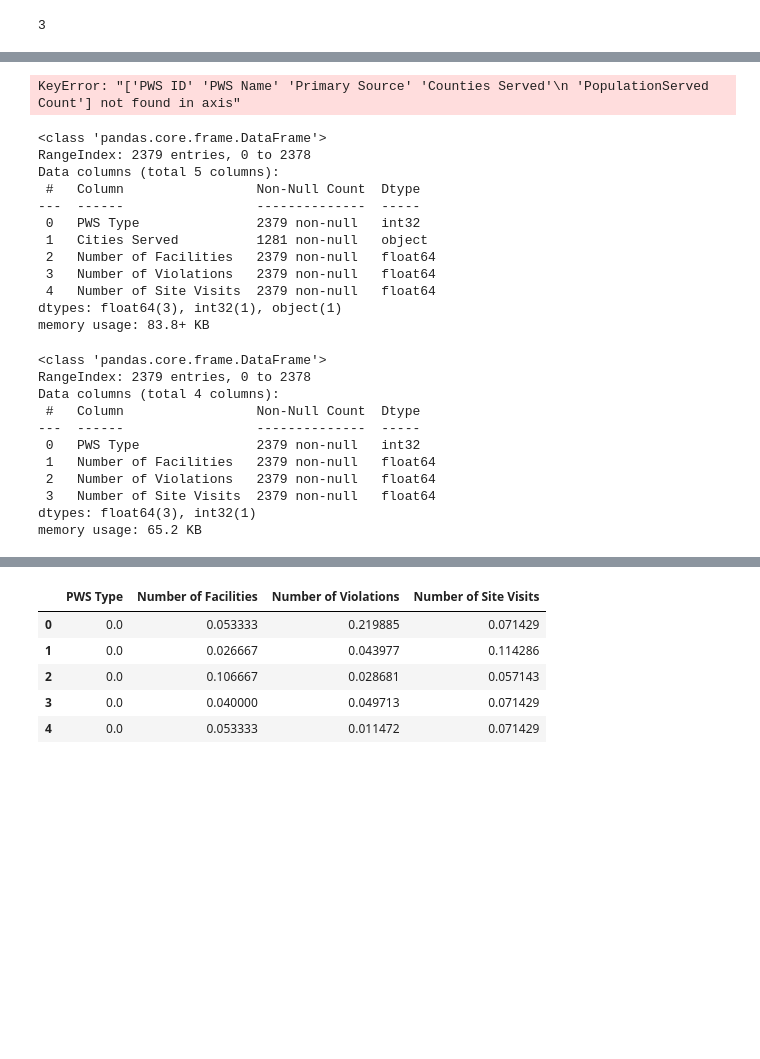
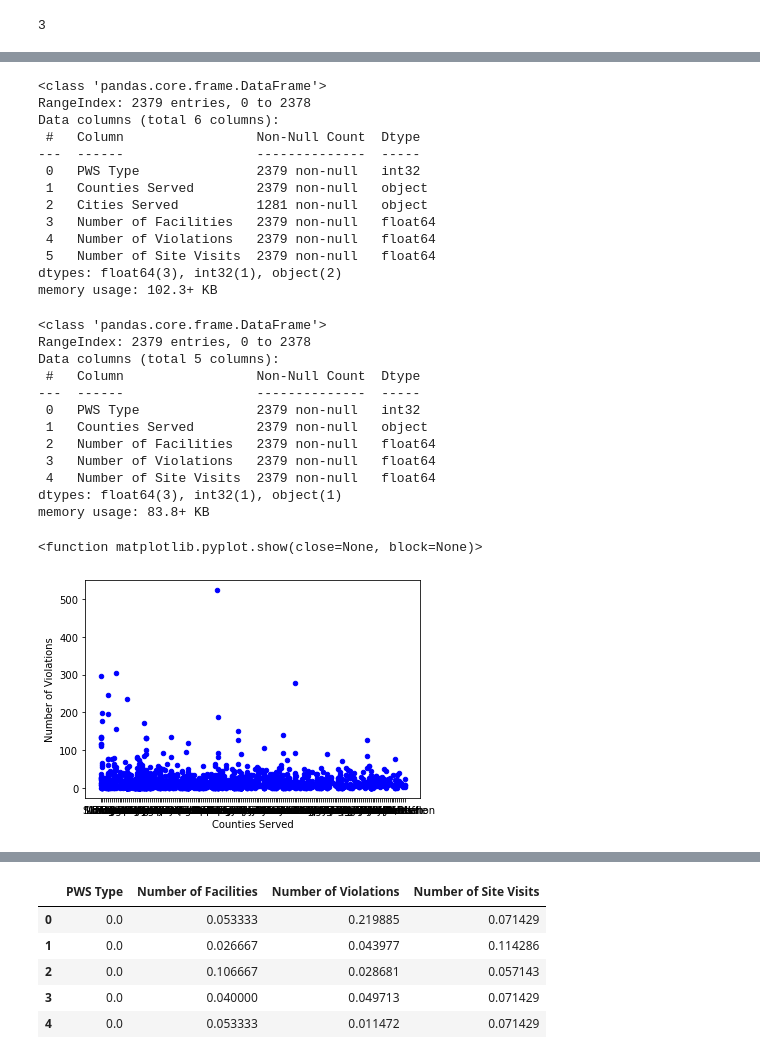
Before and after one commit to GGC-DSA/pfas, a Jupyter notebook: NoteBooks/K-Means Clustering .ipynb, the cells around one changed output, grey strips where cells are left out. Saved outputs shown, nothing was run; the diff lists cells and outputs as text; code cells hidden in the pictures; blank space fills up the shorter version.

```diff
--- a/NoteBooks/K-Means Clustering .ipynb
+++ b/NoteBooks/K-Means Clustering .ipynb
@@ -194,22 +199,21 @@ memory usage: 83.8+ KB
 # %%
-water.drop(['PWS ID', 'PWS Name','Primary Source','Counties Served','PopulationServed Count'], axis=1, inplace=True)
+water.drop(['PWS ID', 'PWS Name','Primary Source','PopulationServed Count'], axis=1, inplace=True)
-# %% [output]
-KeyError: "['PWS ID' 'PWS Name' 'Primary Source' 'Counties Served'\n 'PopulationServed Count'] not found in axis"
 # %%
 water.info()
 # %% [output]
 <class 'pandas.core.frame.DataFrame'>
 RangeIndex: 2379 entries, 0 to 2378
-Data columns (total 5 columns):
+Data columns (total 6 columns):
  #   Column                 Non-Null Count  Dtype
 ---  ------                 --------------  -----
  0   PWS Type               2379 non-null   int32
- 1   Cities Served          1281 non-null   object
- 2   Number of Facilities   2379 non-null   float64
- 3   Number of Violations   2379 non-null   float64
- 4   Number of Site Visits  2379 non-null   float64
-dtypes: float64(3), int32(1), object(1)
-memory usage: 83.8+ KB
+ 1   Counties Served        2379 non-null   object
+ 2   Cities Served          1281 non-null   object
+ 3   Number of Facilities   2379 non-null   float64
+ 4   Number of Violations   2379 non-null   float64
+ 5   Number of Site Visits  2379 non-null   float64
+dtypes: float64(3), int32(1), object(2)
+memory usage: 102.3+ KB
 # %%
 water.drop(['Cities Served'], axis=1, inplace=True)
 # %%
@@ -217,14 +221,21 @@ water.info()
 # %% [output]
 <class 'pandas.core.frame.DataFrame'>
 RangeIndex: 2379 entries, 0 to 2378
-Data columns (total 4 columns):
+Data columns (total 5 columns):
  #   Column                 Non-Null Count  Dtype
 ---  ------                 --------------  -----
  0   PWS Type               2379 non-null   int32
- 1   Number of Facilities   2379 non-null   float64
- 2   Number of Violations   2379 non-null   float64
- 3   Number of Site Visits  2379 non-null   float64
-dtypes: float64(3), int32(1)
-memory usage: 65.2 KB
+ 1   Counties Served        2379 non-null   object
+ 2   Number of Facilities   2379 non-null   float64
+ 3   Number of Violations   2379 non-null   float64
+ 4   Number of Site Visits  2379 non-null   float64
+dtypes: float64(3), int32(1), object(1)
+memory usage: 83.8+ KB
 # %%
 cols = X.columns
+# %%
+water.plot(kind='scatter', x='Counties Served',y='Number of Violations', color='blue')
+plt.show
+# %% [output]
+<function matplotlib.pyplot.show(close=None, block=None)>
+[figure, added]
```
Also changed, not shown: parts of 9 cells of this notebook, 1 other file.
